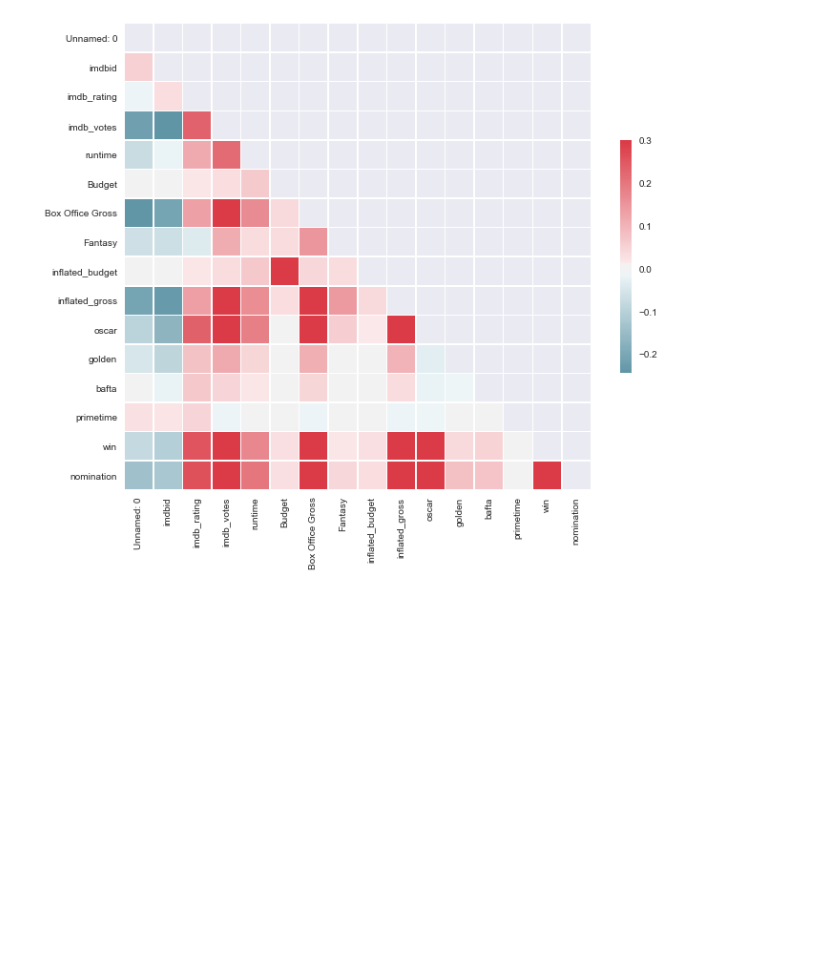
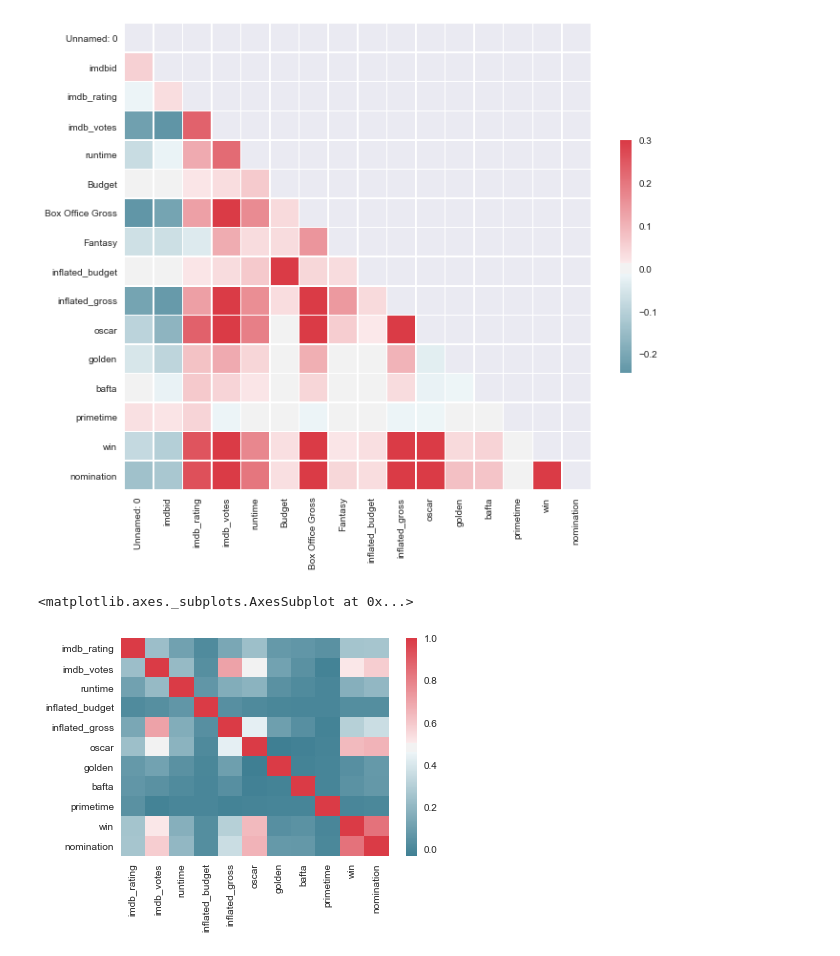
Before and after one commit to devinthai/NBCUniversal, a Jupyter notebook: Analysis/Exploratory Data Analysis.ipynb, the cells around one changed output. Saved outputs shown, nothing was run; the diff lists cells and outputs as text; code cells hidden in the pictures; blank space fills up the shorter version.

```diff
--- a/Analysis/Exploratory Data Analysis.ipynb
+++ b/Analysis/Exploratory Data Analysis.ipynb
@@ -21,9 +21,9 @@ df = df.drop(drop_features, axis = 1)
 # %% [markdown]
 Now we have to fix datatypes that we lost in conversion.
 # %%
-df[df.columns[11:33]] = df[df.columns[11:33]].astype('category')
+df[df.columns[12:35]] = df[df.columns[12:35]].astype('category')
 # %%
-df[df.columns[35:51]] = df[df.columns[35:51]].astype('category')
+df[df.columns[37:53]] = df[df.columns[37:53]].astype('category')
 # %%
 df['release_date'] = pd.to_datetime(df['release_date'])
 df['dvd_release'] = pd.to_datetime(df['dvd_release'])
@@ -168,0 +193,7 @@ corr_mat(df.corr())
+# %%
+tmp_df = df.drop(['Unnamed: 0', 'imdbid','Budget','Box Office Gross'], axis = 1)
+cmap = sns.diverging_palette(220, 10, as_cmap=True)
+sns.heatmap(tmp_df.corr(), cmap=cmap)
+# %% [output]
+<matplotlib.axes._subplots.AxesSubplot at 0x...>
+[figure, added]
```
Also changed, not shown: parts of 2 cells of this notebook, 2 other files.
